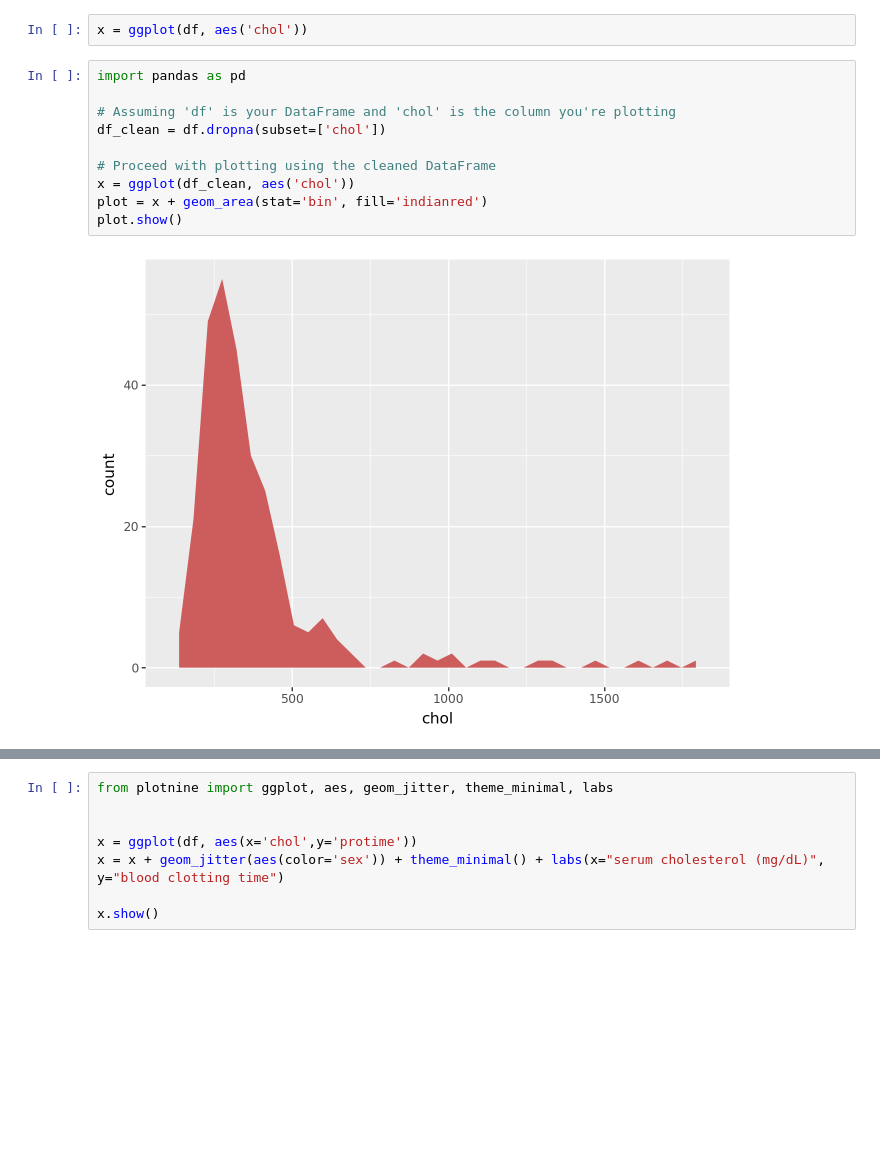
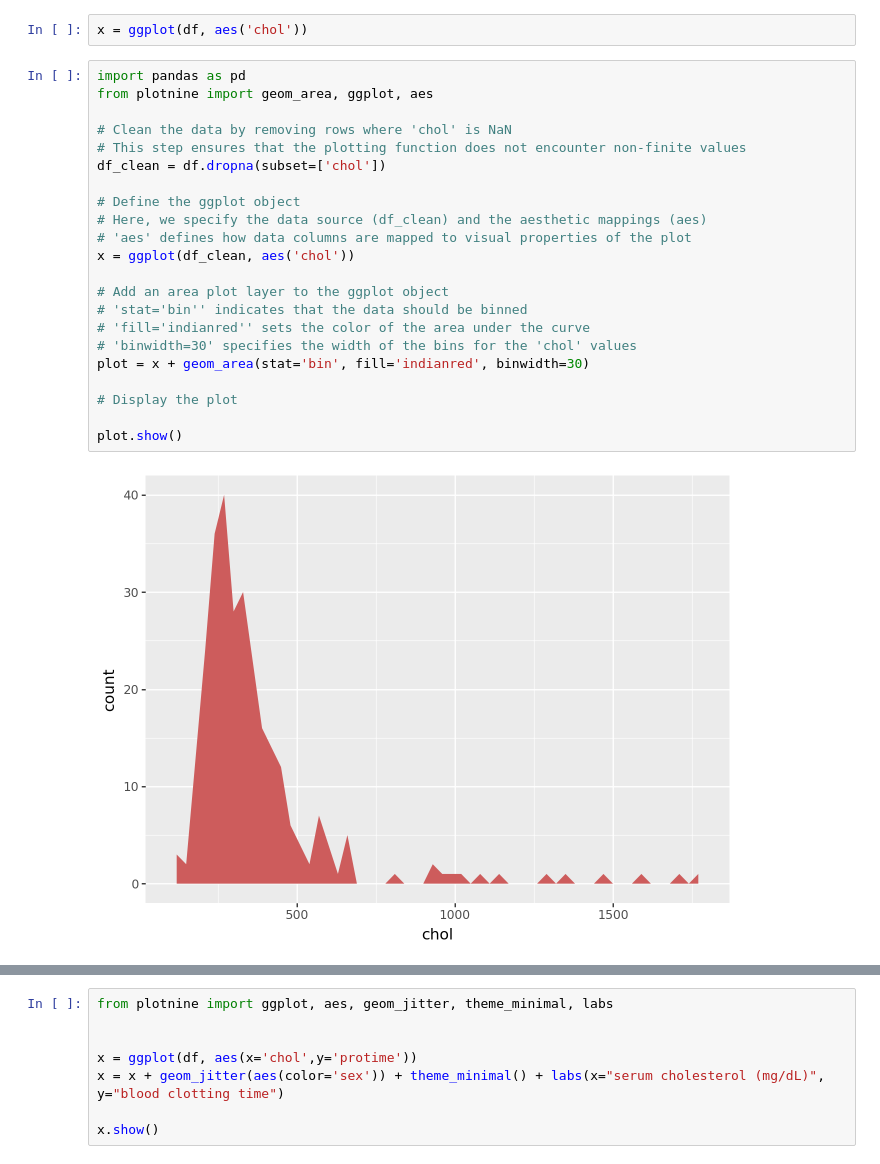
Before and after one commit to pepel63/Continous-Varibles-Exploration, a Jupyter notebook: Continous Varibles.ipynb, the cells around one changed output, grey strips where cells are left out. Drawn from its saved outputs; the diff is of its cells as text; blank space fills up the shorter version.

```diff
--- a/Continous Varibles.ipynb
+++ b/Continous Varibles.ipynb
@@ -24,16 +24,28 @@ plt.show()  # Display the plot
 x = ggplot(df, aes('chol'))
 # %%
 import pandas as pd
+from plotnine import geom_area, ggplot, aes
 
-# Assuming 'df' is your DataFrame and 'chol' is the column you're plotting
+# Clean the data by removing rows where 'chol' is NaN
+# This step ensures that the plotting function does not encounter non-finite values
 df_clean = df.dropna(subset=['chol'])
 
-# Proceed with plotting using the cleaned DataFrame
+# Define the ggplot object
+# Here, we specify the data source (df_clean) and the aesthetic mappings (aes)
+# 'aes' defines how data columns are mapped to visual properties of the plot
 x = ggplot(df_clean, aes('chol'))
-plot = x + geom_area(stat='bin', fill='indianred')
+
+# Add an area plot layer to the ggplot object
+# 'stat='bin'' indicates that the data should be binned
+# 'fill='indianred'' sets the color of the area under the curve
+# 'binwidth=30' specifies the width of the bins for the 'chol' values
+plot = x + geom_area(stat='bin', fill='indianred', binwidth=30)
+
+# Display the plot
+
 plot.show()
 # %% [output]
-[figure, old version]
+[figure, new version]
 # %%
 from plotnine import ggplot, aes, geom_histogram
 
```
Also changed, not shown: parts of 2 cells of this notebook.
